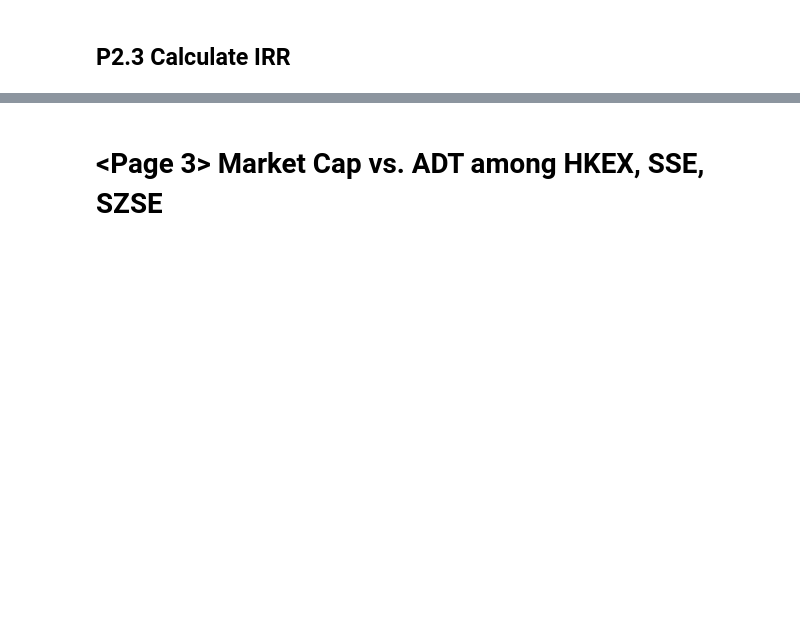
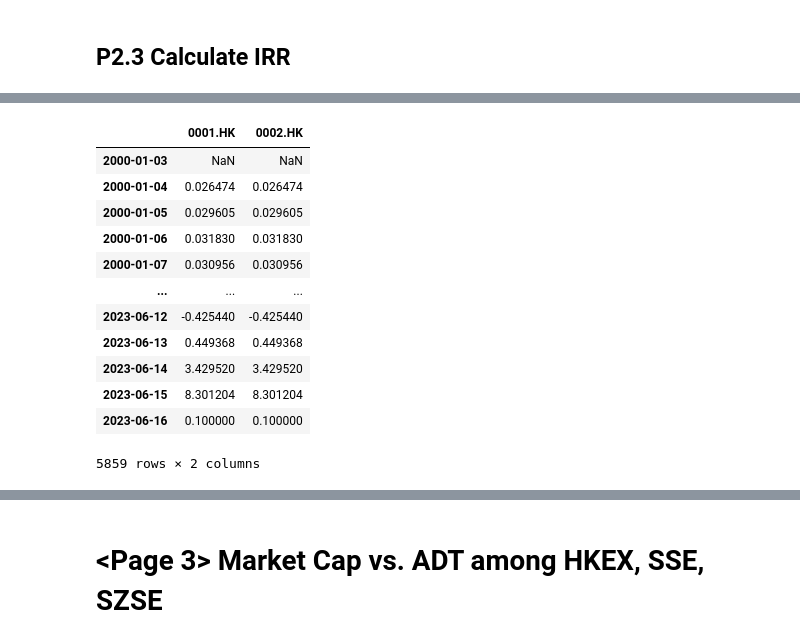
Before and after one commit to ckyma/exchatbook, a Jupyter notebook: getYahooData.ipynb, the cells around one changed output, grey strips where cells are left out. Saved outputs shown, nothing was run; the diff lists cells and outputs as text; code cells hidden in the pictures; blank space fills up the shorter version.

```diff
--- a/getYahooData.ipynb
+++ b/getYahooData.ipynb
@@ -922,0 +1007,19 @@ ftas_data = pd.read_pickle("ftas_data.pkl")
+# %%
+hsci_irr = pd.DataFrame()
+# %%
+hsci_irr["0002.HK"] = tempdata
+hsci_irr
+# %% [output]
+|  | 0001.HK | 0002.HK |
+| 2000-01-03 | NaN | NaN |
+| 2000-01-04 | 0.026474 | 0.026474 |
+| 2000-01-05 | 0.029605 | 0.029605 |
+| 2000-01-06 | 0.031830 | 0.031830 |
+| 2000-01-07 | 0.030956 | 0.030956 |
+| ... | ... | ... |
+| 2023-06-12 | -0.425440 | -0.425440 |
+| 2023-06-13 | 0.449368 | 0.449368 |
+| 2023-06-14 | 3.429520 | 3.429520 |
+| 2023-06-15 | 8.301204 | 8.301204 |
+| 2023-06-16 | 0.100000 | 0.100000 |
+5859 rows × 2 columns
```
Also changed, not shown: parts of 17 cells of this notebook.
